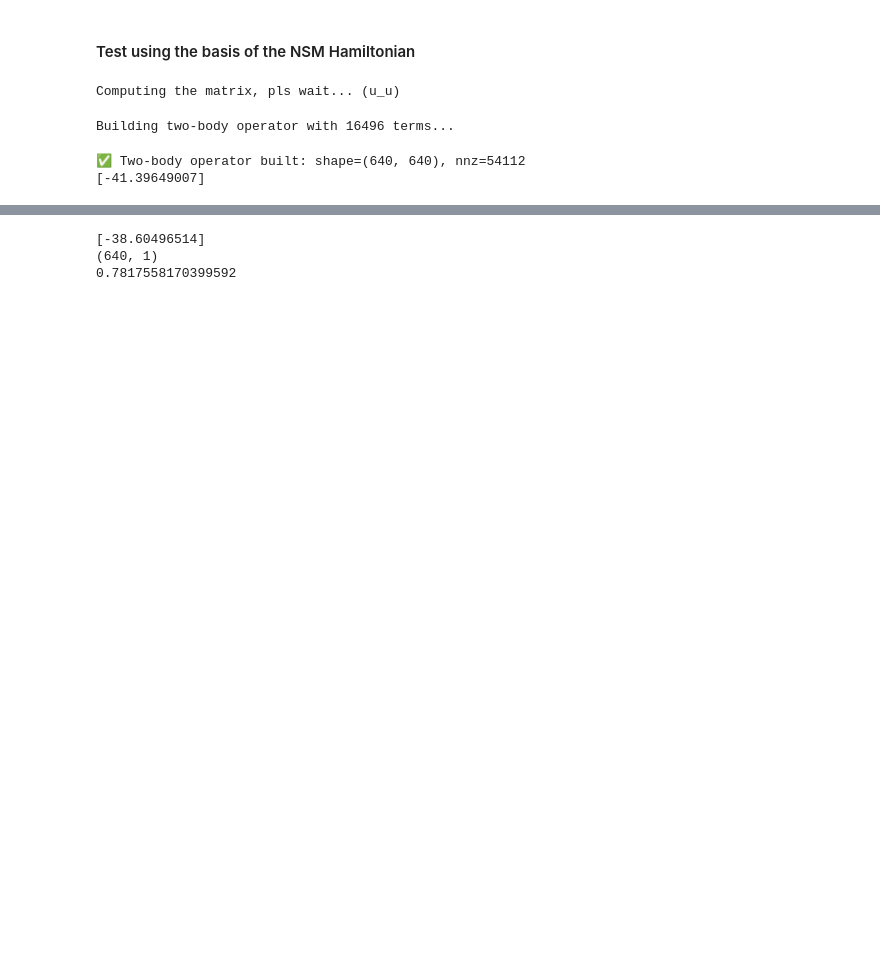
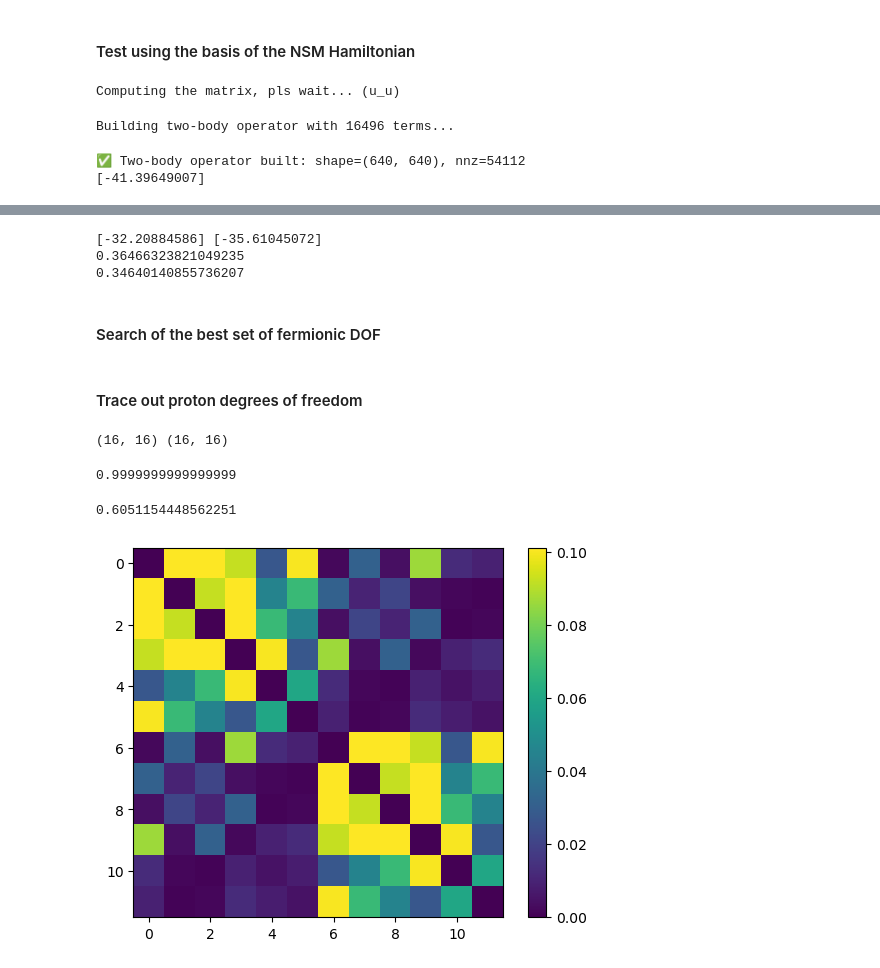
Before and after one commit to emacosta95/3rdQA4NSM, a Jupyter notebook: TestTheHybridClass.ipynb, the cells around one changed output, grey strips where cells are left out. Saved outputs shown, nothing was run; the diff lists cells and outputs as text; code cells hidden in the pictures; blank space fills up the shorter version.

Commit message:
we are working on a bug on the basis computation

```diff
--- a/TestTheHybridClass.ipynb
+++ b/TestTheHybridClass.ipynb
@@ -100,10 +102,13 @@ SPS=SingleParticleState(file_name=file_name)
 
 HQPC=HybridQuasiParticleConverter()
 
-index=np.array( [2,3,6,7,9,10])
+index=np.array( [1,2,3,4,8,9,10,11])
 index2=index+12
 
 fermion_subset=np.concatenate((index,index2))
+#fermion_subset=index
 HQPC.initialize_shell(state_encoding=SPS.state_encoding,fermionic_subset=fermion_subset)
 print(HQPC.couples)
+QPC=QuasiParticlesConverterOnlynnpp()
+QPC.initialize_shell(state_encoding=SPS.state_encoding)
 # %% [output]
@@ -140,15 +195,26 @@ print(HQPC.quasiparticle_basis.shape)
 # %%
-hamiltonian_Q=HQPC.particles2quasiparticles @ NSMHamiltonian.hamiltonian @ HQPC.particles2quasiparticles.T
-egs,psi_Q=eigsh(hamiltonian_Q,k=1,which='SA')
+hamiltonian_HQ=HQPC.particles2quasiparticles @ NSMHamiltonian.hamiltonian @ HQPC.particles2quasiparticles.T
+egsHQ,psi_HQ=eigsh(hamiltonian_HQ,k=1,which='SA')
 
-print(egs)
+hamiltonian_Q=QPC.particles2quasiparticles @ NSMHamiltonian.hamiltonian @ QPC.particles2quasiparticles.T
+egsQ,psi_Q=eigsh(hamiltonian_Q,k=1,which='SA')
 
-psi_Q2particle=HQPC.particles2quasiparticles.T @ psi_Q
+print(egsQ,egsHQ)
 
-print(psi_Q2particle.shape)
+psi_HQ2particle=HQPC.particles2quasiparticles.T @ psi_HQ[:,0]
+psi_HQ2particle/=np.linalg.norm(psi_HQ2particle)
 
-print(1-np.linalg.norm(psigs[:,0].dot(psi_Q2particle[:,0]))**2)
+psi_Q2particle=QPC.particles2quasiparticles.T @ psi_Q[:,0]
+psi_Q2particle/=np.linalg.norm(psi_Q2particle)
+
+
+
+print(psigs[:,0].dot(psi_Q2particle.conj())*np.conjugate(psigs[:,0].dot(psi_Q2particle.conj())))
+
+print(psigs[:,0].dot(psi_HQ2particle.conj())*np.conjugate(psigs[:,0].dot(psi_HQ2particle.conj())))
 # %% [output]
-[-38.60496514]
-(640, 1)
-0.7817558170399592
+[-32.20884586] [-35.61045072]
+0.36466323821049235
+0.34640140855736207
+# %% [markdown]
+#### Search of the best set of fermionic DOF
@@ -154,0 +223,30 @@ print(1-np.linalg.norm(psigs[:,0].dot(psi_Q2particle[:,0]))**2)
+# %% [markdown]
+#### Trace out proton degrees of freedom
+# %%
+rho_Q2particle=NSMHamiltonian.reduced_state(indices=index,psi=psi_Q2particle)
+rho_gs=NSMHamiltonian.reduced_state(indices=index,psi=psigs)
+print(rho_Q2particle.shape,rho_gs.shape)
+
+
+# basis for the reduced state
+
+combinations = product([0, 1], repeat=len(index))
+# Convert each combination into a numpy array
+basis = np.asarray([np.array(combination) for combination in combinations])
+# %% [output]
+(16, 16) (16, 16)
+# %%
+print(np.linalg.trace(rho_Q2particle))
+# %% [output]
+0.9999999999999999
+# %%
+print(fidelity(rho_gs,rho_Q2particle))
+
+mi_gs=NSMHamiltonian.mutual_info(psi=psigs)
+
+plt.imshow(mi_gs)
+plt.colorbar()
+plt.show()
+# %% [output]
+0.6051154448562251
+[figure, added]
```
Also changed, not shown: parts of 9 cells of this notebook.
